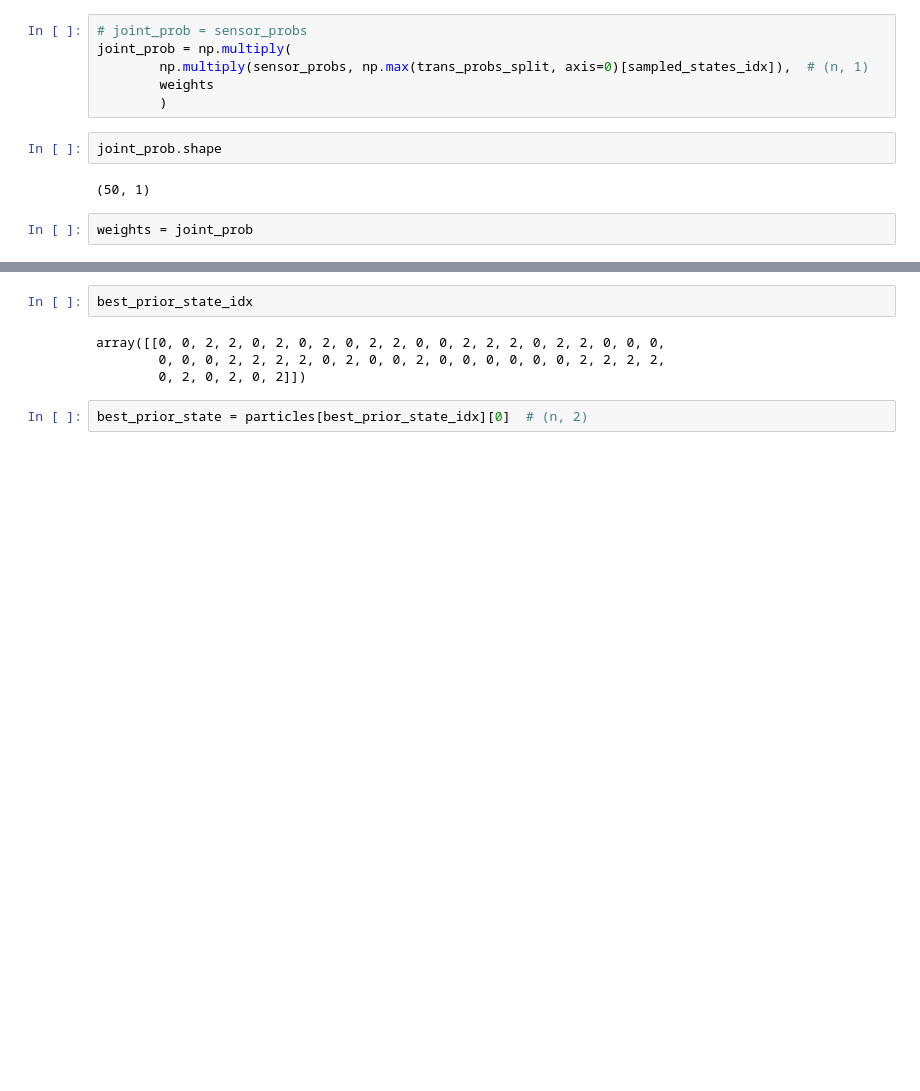
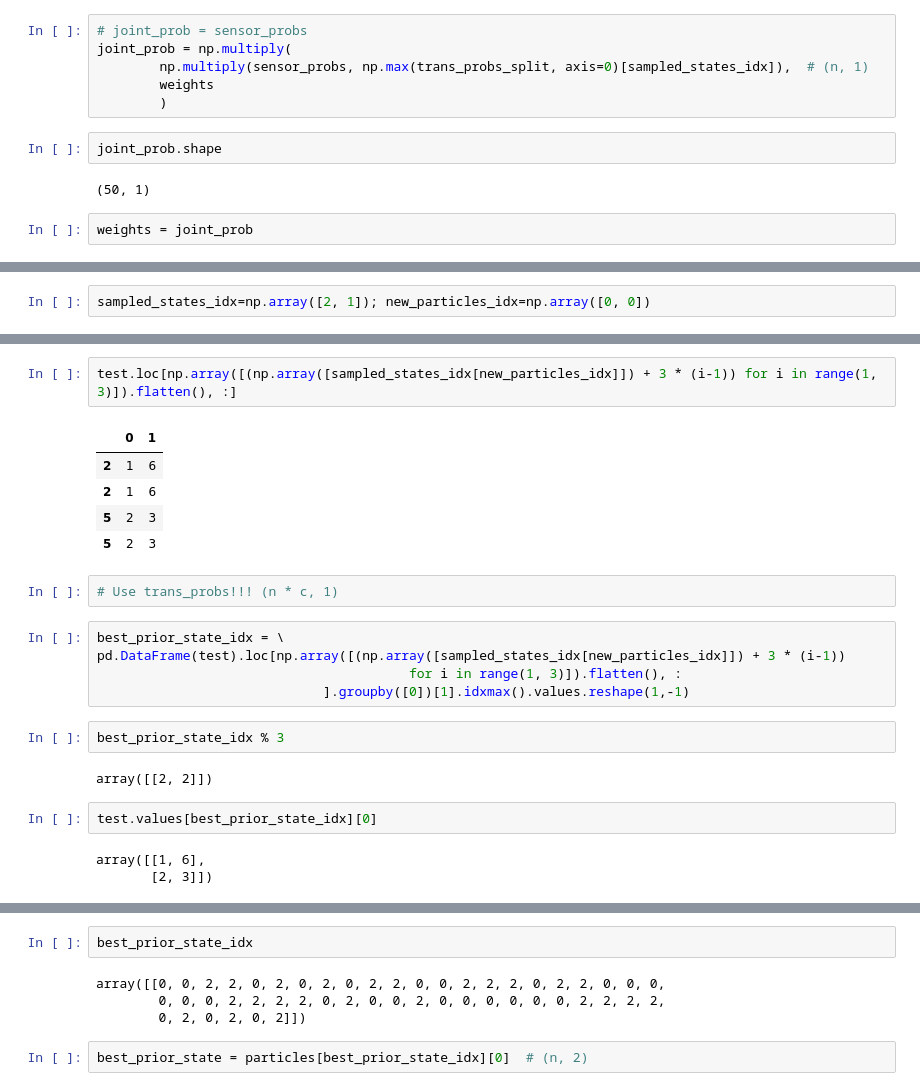
Before and after one commit to kopant/particle_filter, a Jupyter notebook: particle_filters.ipynb, the cells around one changed output, grey strips where cells are left out. Cells and saved outputs as stored; diff of their text form; blank space fills up the shorter version.

```diff
--- a/particle_filters.ipynb
+++ b/particle_filters.ipynb
@@ -672,0 +679,2 @@ best_prior_state_idx = np.argmax(trans_probs_split, axis=1)[sampled_states_idx[n
+# %%
+sampled_states_idx=np.array([2, 1]); new_particles_idx=np.array([0, 0])
@@ -672,0 +689,24 @@ best_prior_state_idx = np.argmax(trans_probs_split, axis=1)[sampled_states_idx[n
+# %%
+test.loc[np.array([(np.array([sampled_states_idx[new_particles_idx]]) + 3 * (i-1)) for i in range(1, 3)]).flatten(), :]
+# %% [output]
+|  | 0 | 1 |
+| 2 | 1 | 6 |
+| 2 | 1 | 6 |
+| 5 | 2 | 3 |
+| 5 | 2 | 3 |
+# %%
+# Use trans_probs!!! (n * c, 1)
+# %%
+best_prior_state_idx = \
+pd.DataFrame(test).loc[np.array([(np.array([sampled_states_idx[new_particles_idx]]) + 3 * (i-1))
+                                        for i in range(1, 3)]).flatten(), :
+                             ].groupby([0])[1].idxmax().values.reshape(1,-1)
+# %%
+best_prior_state_idx % 3
+# %% [output]
+array([[2, 2]])
+# %%
+test.values[best_prior_state_idx][0]
+# %% [output]
+array([[1, 6],
+       [2, 3]])
```
Also changed, not shown: parts of 34 cells of this notebook.
